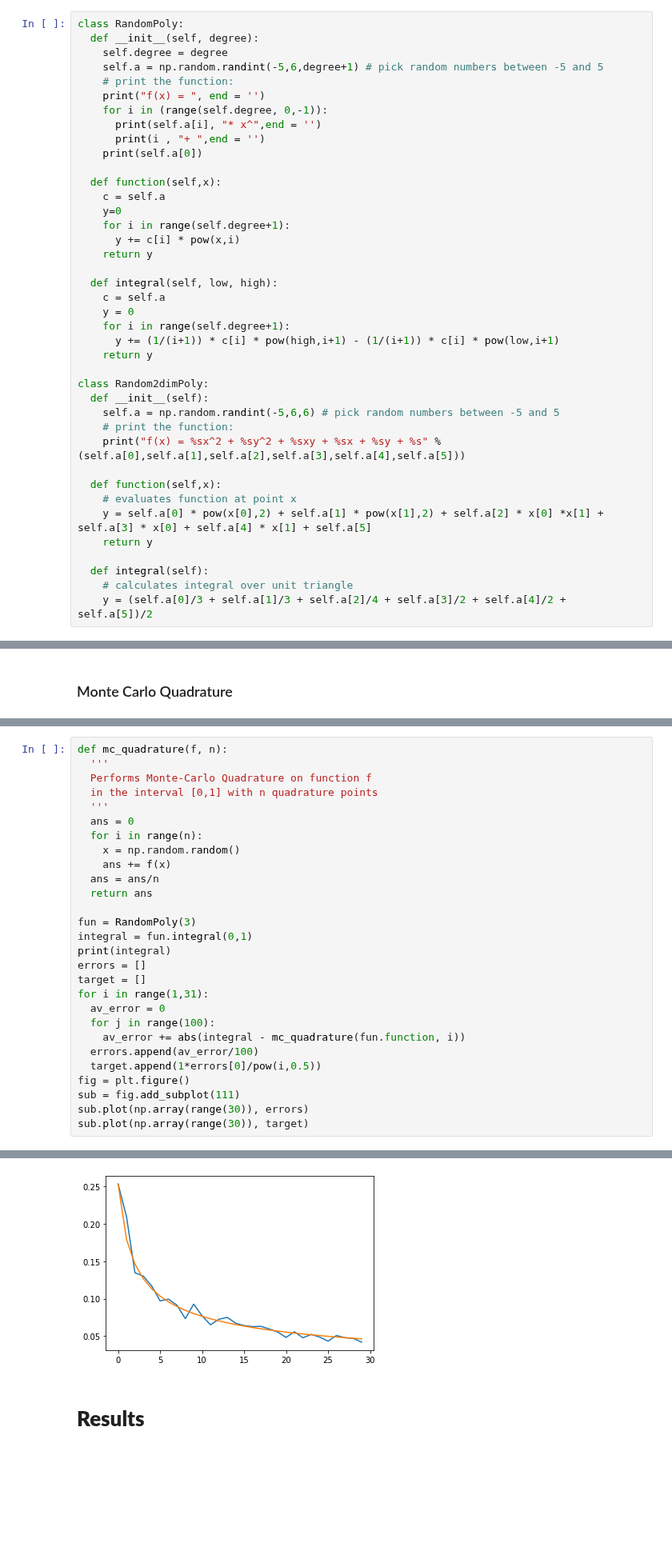
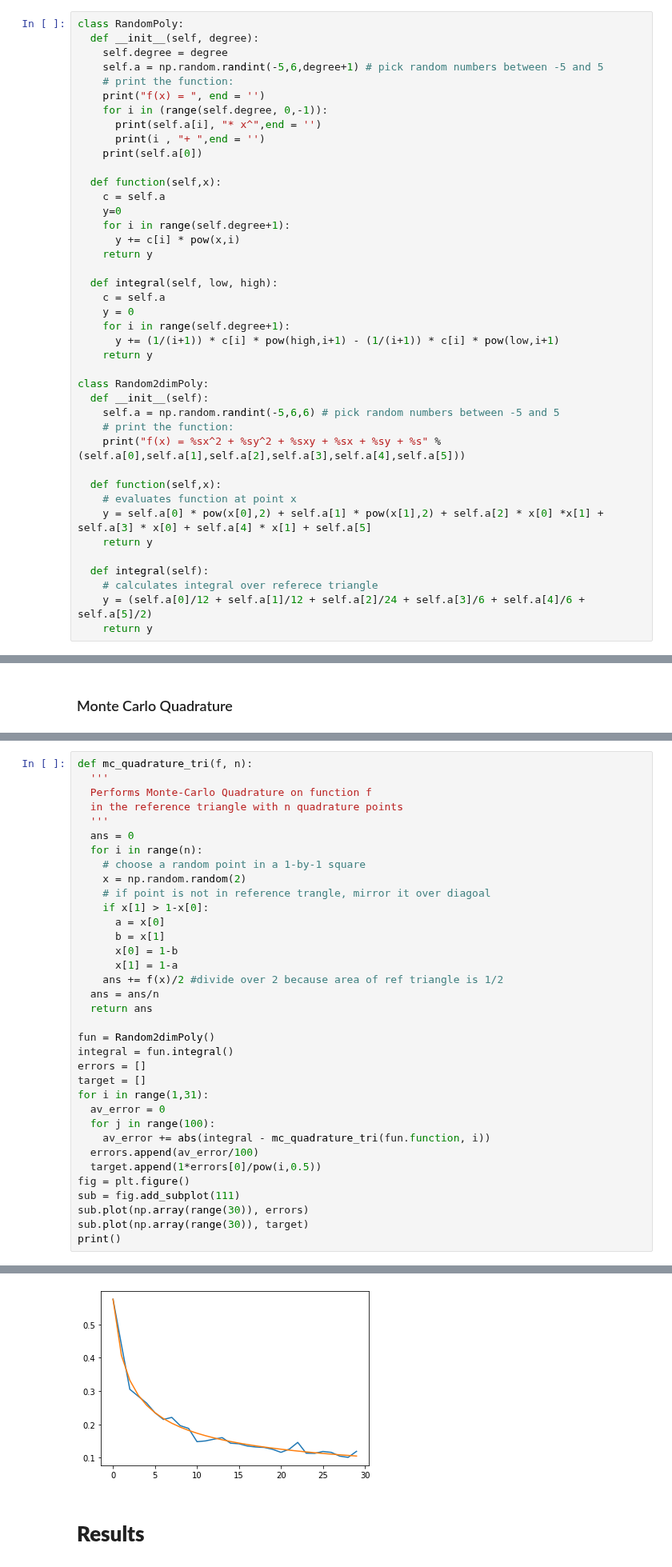
Before and after one commit to johanhoffman/DD2363-VT20, a Jupyter notebook: Lab-5/linde-report-lab-5.ipynb, the cells around one changed output, grey strips where cells are left out. Shown at 80% size. Drawn from its saved outputs; the diff is of its cells as text; blank space fills up the shorter version.

Commit message:
"Monte Carlo 1D and triangle"

```diff
--- a/Lab-5/linde-report-lab-5.ipynb
+++ b/Lab-5/linde-report-lab-5.ipynb
@@ -104,5 +104,6 @@ class Random2dimPoly:
     return y
 
   def integral(self):
-    # calculates integral over unit triangle
-    y = (self.a[0]/3 + self.a[1]/3 + self.a[2]/4 + self.a[3]/2 + self.a[4]/2 + self.a[5])/2
+    # calculates integral over referece triangle
+    y = (self.a[0]/12 + self.a[1]/12 + self.a[2]/24 + self.a[3]/6 + self.a[4]/6 + self.a[5]/2)
+    return y
@@ -169,29 +171,36 @@ def edge_midpoint_quadrature(f):
 # %%
-def mc_quadrature(f, n):
+def mc_quadrature_tri(f, n):
   '''
   Performs Monte-Carlo Quadrature on function f
-  in the interval [0,1] with n quadrature points
+  in the reference triangle with n quadrature points
   '''
   ans = 0
   for i in range(n):
-    x = np.random.random()
-    ans += f(x)
+    # choose a random point in a 1-by-1 square
+    x = np.random.random(2)
+    # if point is not in reference trangle, mirror it over diagoal
+    if x[1] > 1-x[0]:
+      a = x[0]
+      b = x[1]
+      x[0] = 1-b
+      x[1] = 1-a
+    ans += f(x)/2 #divide over 2 because area of ref triangle is 1/2
   ans = ans/n
   return ans
 
-fun = RandomPoly(3)
-integral = fun.integral(0,1)
-print(integral)
+fun = Random2dimPoly()
+integral = fun.integral()
 errors = []
 target = []
 for i in range(1,31):
   av_error = 0
   for j in range(100):
-    av_error += abs(integral - mc_quadrature(fun.function, i))
+    av_error += abs(integral - mc_quadrature_tri(fun.function, i))
   errors.append(av_error/100)
   target.append(1*errors[0]/pow(i,0.5))
 fig = plt.figure()
 sub = fig.add_subplot(111)
 sub.plot(np.array(range(30)), errors)
 sub.plot(np.array(range(30)), target)
+print()
 # %% [output]
@@ -201,4 +208,4 @@ f(x) = -2 * x^3 + 0 * x^2 + 1 * x^1 + -4
-[figure, old version]
+[figure, new version]
 # %% [markdown]
 # **Results**
 # %% [markdown]
```
Also changed, not shown: parts of 14 cells of this notebook.
